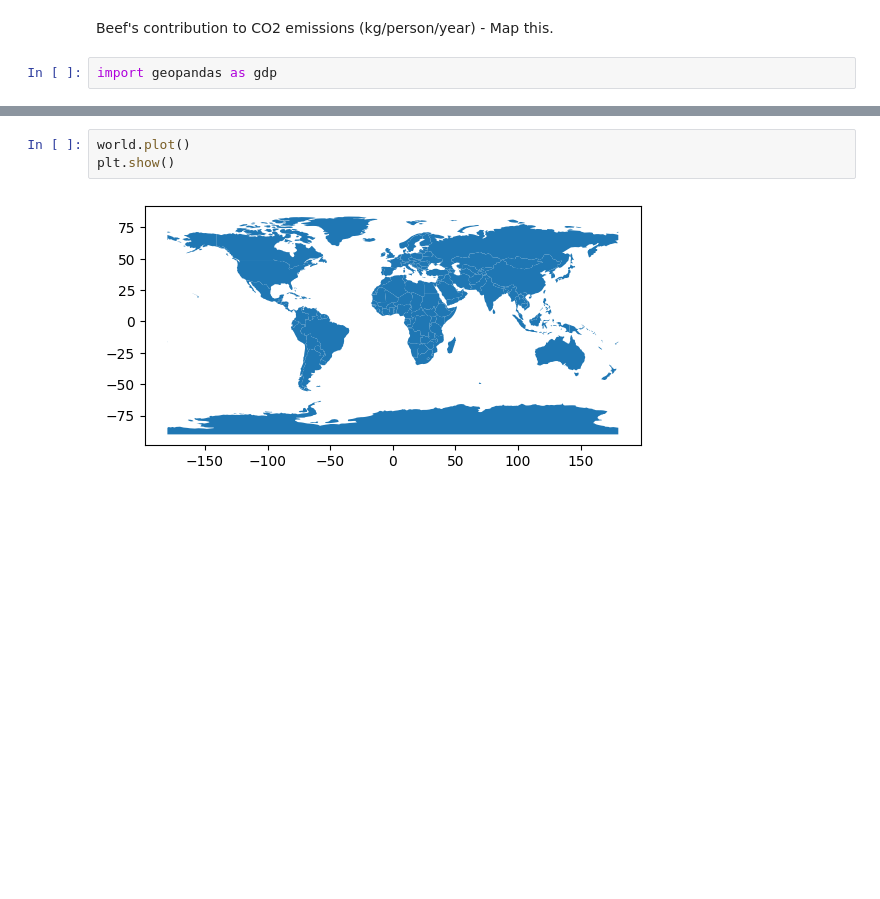
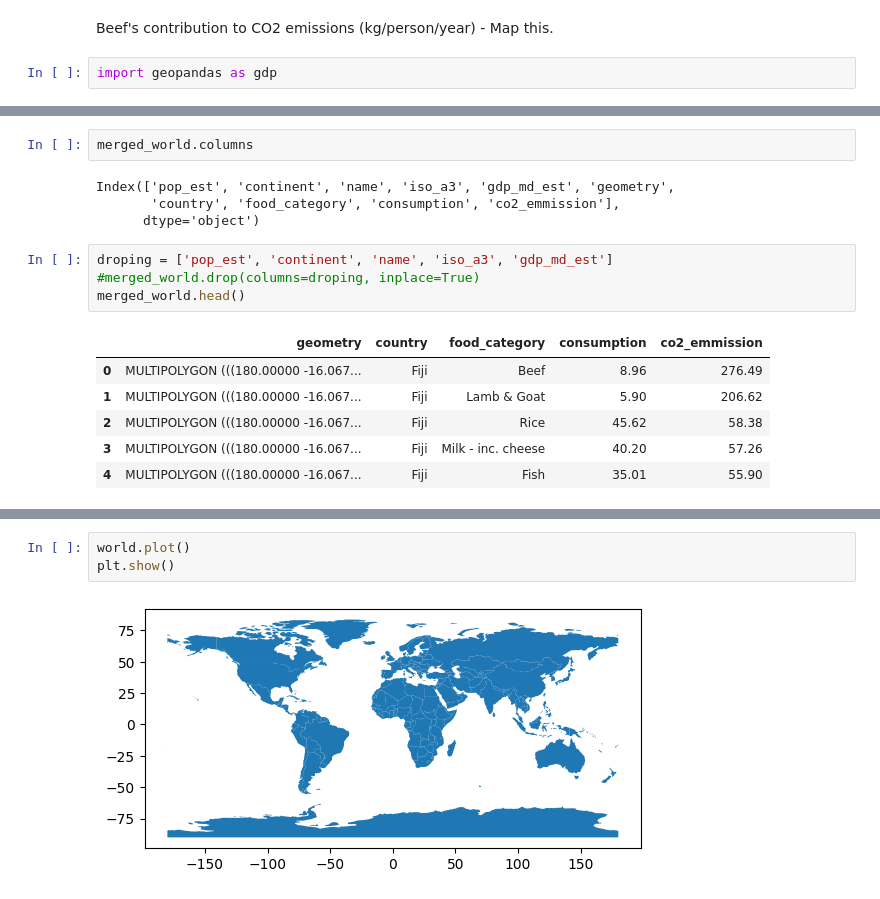
Before and after one commit to Mercymerine/Pandas-Analysis, a Jupyter notebook: food_carbon_footprint.ipynb, the cells around one changed output, grey strips where cells are left out. Cells and saved outputs as stored; diff of their text form; blank space fills up the shorter version.

```diff
--- a/food_carbon_footprint.ipynb
+++ b/food_carbon_footprint.ipynb
@@ -373,0 +411,17 @@ world.head()
+# %%
+merged_world.columns
+# %% [output]
+Index(['pop_est', 'continent', 'name', 'iso_a3', 'gdp_md_est', 'geometry',
+       'country', 'food_category', 'consumption', 'co2_emmission'],
+      dtype='object')
+# %%
+droping = ['pop_est', 'continent', 'name', 'iso_a3', 'gdp_md_est']
+#merged_world.drop(columns=droping, inplace=True)
+merged_world.head()
+# %% [output]
+|  | geometry | country | food_category | consumption | co2_emmission |
+| 0 | MULTIPOLYGON (((180.00000 -16.067... | Fiji | Beef | 8.96 | 276.49 |
+| 1 | MULTIPOLYGON (((180.00000 -16.067... | Fiji | Lamb & Goat | 5.90 | 206.62 |
+| 2 | MULTIPOLYGON (((180.00000 -16.067... | Fiji | Rice | 45.62 | 58.38 |
+| 3 | MULTIPOLYGON (((180.00000 -16.067... | Fiji | Milk - inc. cheese | 40.20 | 57.26 |
+| 4 | MULTIPOLYGON (((180.00000 -16.067... | Fiji | Fish | 35.01 | 55.90 |
```
Also changed, not shown: parts of 6 cells of this notebook.
